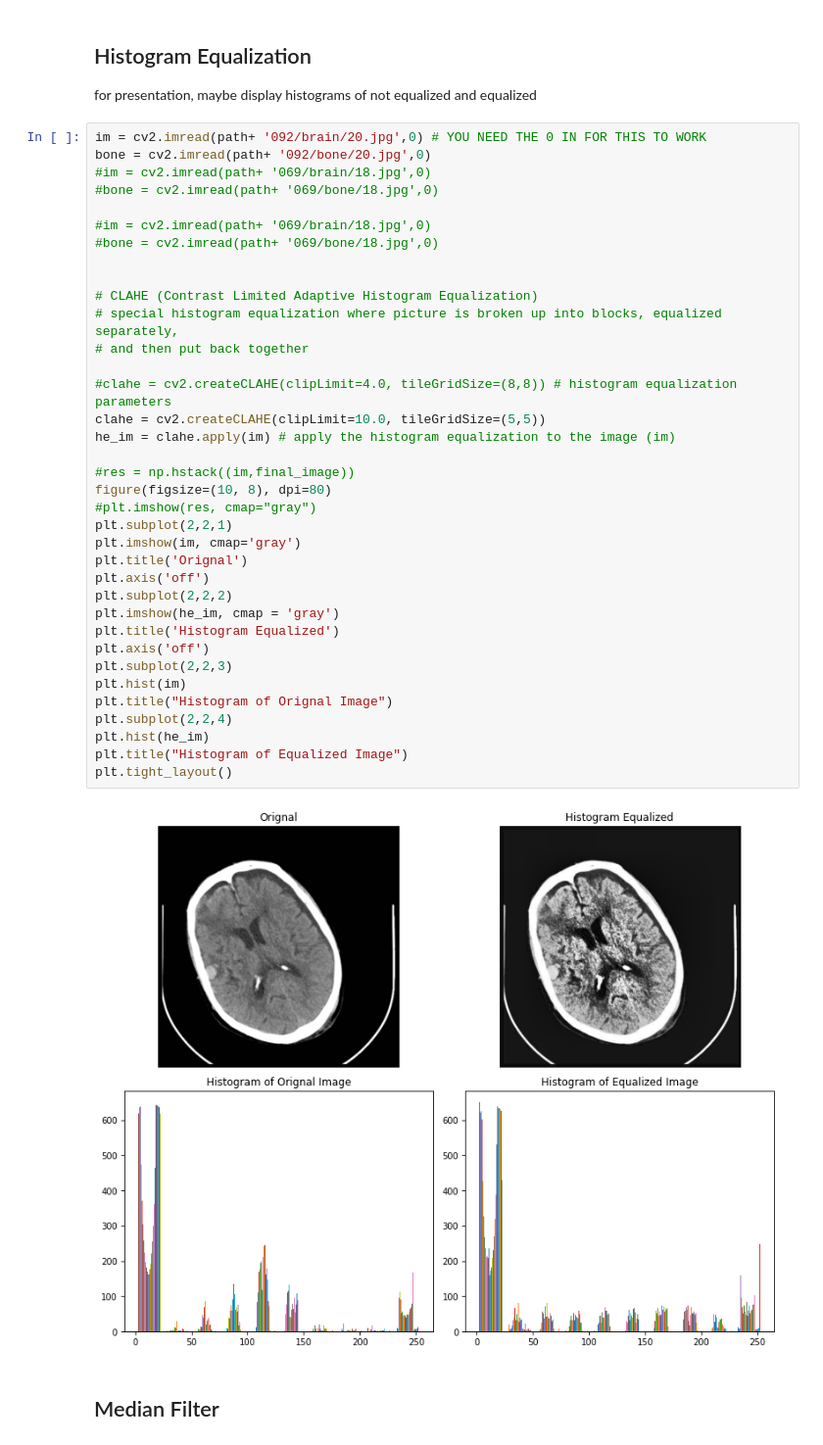
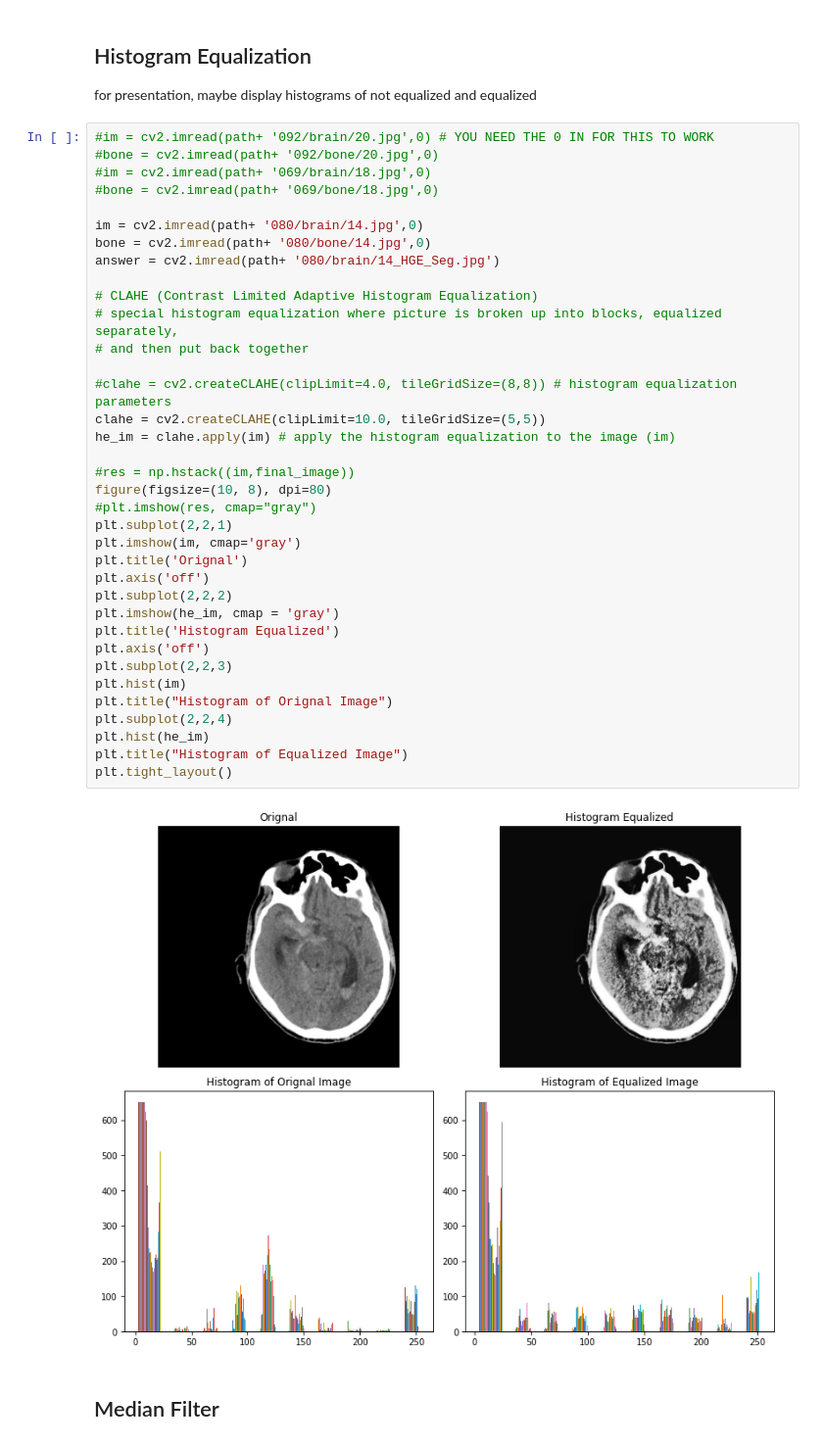
Before and after one commit to anbreton/ECE-588-TBI-CT, a Jupyter notebook: Pipeline.ipynb, the cells around one changed output. Shown at 98% size. Saved outputs shown, nothing was run; the diff lists cells and outputs as text.

```diff
--- a/Pipeline.ipynb
+++ b/Pipeline.ipynb
@@ -88,43 +88,43 @@ plt.axis('off')
 ## Histogram Equalization
 for presentation, maybe display histograms of not equalized and equalized
 # %%
-im = cv2.imread(path+ '092/brain/20.jpg',0) # YOU NEED THE 0 IN FOR THIS TO WORK
-bone = cv2.imread(path+ '092/bone/20.jpg',0)
+#im = cv2.imread(path+ '092/brain/20.jpg',0) # YOU NEED THE 0 IN FOR THIS TO WORK
+#bone = cv2.imread(path+ '092/bone/20.jpg',0)
 #im = cv2.imread(path+ '069/brain/18.jpg',0)
 #bone = cv2.imread(path+ '069/bone/18.jpg',0)
 
-#im = cv2.imread(path+ '069/brain/18.jpg',0)
-#bone = cv2.imread(path+ '069/bone/18.jpg',0)
-
+im = cv2.imread(path+ '080/brain/14.jpg',0)
+bone = cv2.imread(path+ '080/bone/14.jpg',0)
+answer = cv2.imread(path+ '080/brain/14_HGE_Seg.jpg')
 
 # CLAHE (Contrast Limited Adaptive Histogram Equalization)
 # special histogram equalization where picture is broken up into blocks, equalized separately,
 # and then put back together
 
 #clahe = cv2.createCLAHE(clipLimit=4.0, tileGridSize=(8,8)) # histogram equalization parameters
 clahe = cv2.createCLAHE(clipLimit=10.0, tileGridSize=(5,5))
 he_im = clahe.apply(im) # apply the histogram equalization to the image (im)
 
 #res = np.hstack((im,final_image))
 figure(figsize=(10, 8), dpi=80)
 #plt.imshow(res, cmap="gray")
 plt.subplot(2,2,1)
 plt.imshow(im, cmap='gray')
 plt.title('Orignal')
 plt.axis('off')
 plt.subplot(2,2,2)
 plt.imshow(he_im, cmap = 'gray')
 plt.title('Histogram Equalized')
 plt.axis('off')
 plt.subplot(2,2,3)
 plt.hist(im)
 plt.title("Histogram of Orignal Image")
 plt.subplot(2,2,4)
 plt.hist(he_im)
 plt.title("Histogram of Equalized Image")
 plt.tight_layout()
 # %% [output]
-[figure, old version]
+[figure, new version]
 # %% [markdown]
 ## Median Filter
 # %%
```
Also changed, not shown: parts of 16 cells of this notebook.
